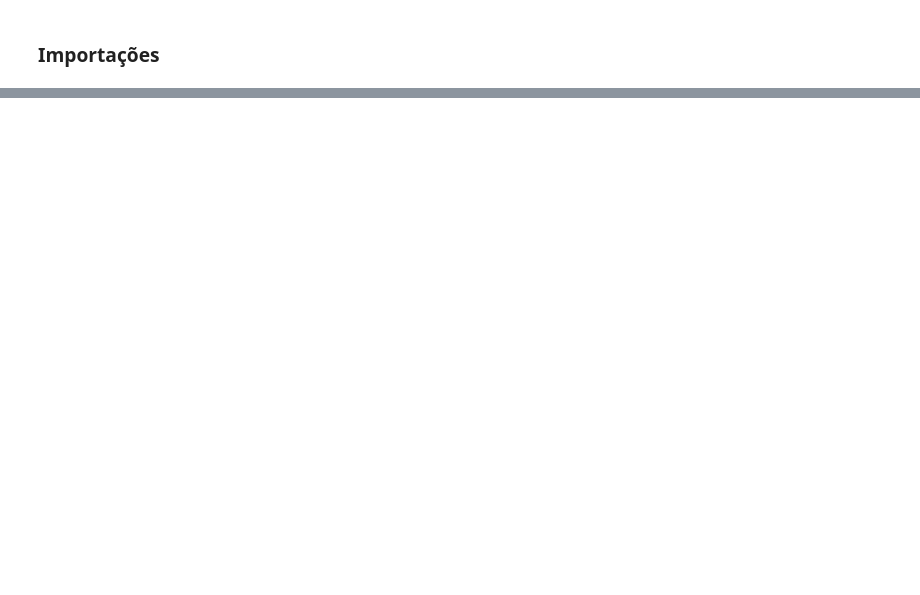
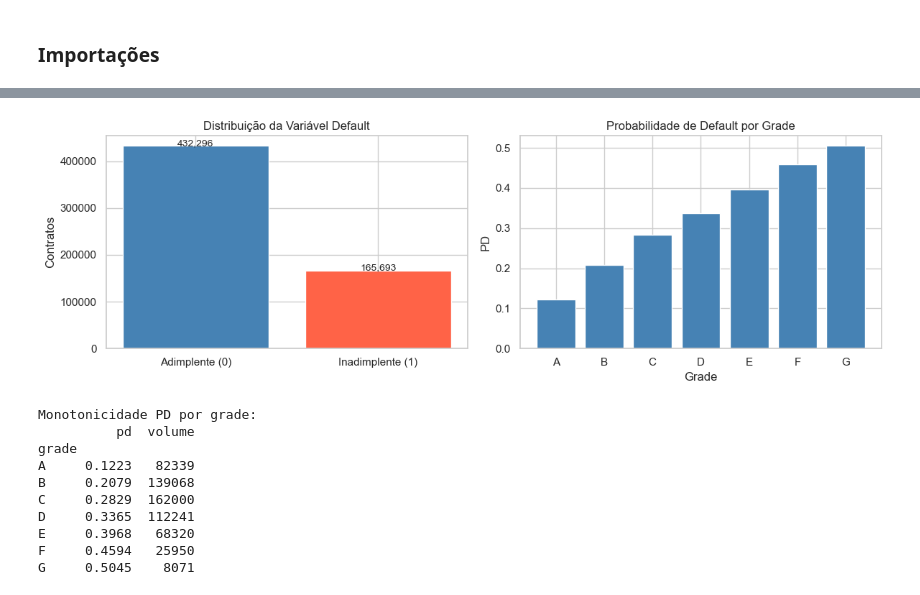
Before and after one commit to Leticia0587/credit-risk-monte-carlo, a Jupyter notebook: notebooks/01_eda.ipynb, the cells around one changed output, grey strips where cells are left out. Drawn from its saved outputs; the diff is of its cells as text; code cells hidden in the pictures; blank space fills up the shorter version.

```diff
--- a/notebooks/01_eda.ipynb
+++ b/notebooks/01_eda.ipynb
@@ -476,0 +143,4 @@ Nas próximas etapas do projeto será construída uma **estrutura de modelagem d
+# %%
+# Remover duplicatas após investigação
+df = df_raw.drop_duplicates().reset_index(drop=True)
+print(f'Shape após remoção de duplicatas: {df.shape}')
@@ -476,0 +173,5 @@ Nas próximas etapas do projeto será construída uma **estrutura de modelagem d
+# %%
+MATURE_STATUSES = ['Fully Paid', 'Charged Off', 'Default']
+
+df = df[df['loan_status'].isin(MATURE_STATUSES)].copy()
+print(f'Shape após filtro de contratos maduros: {df.shape}')
@@ -476,0 +236,40 @@ Nas próximas etapas do projeto será construída uma **estrutura de modelagem d
+# %%
+# --- 5.2 Distribuição da variável alvo ---
+fig, axes = plt.subplots(1, 2, figsize=(12, 4))
+
+counts = df['default'].value_counts()
+axes[0].bar(['Adimplente (0)', 'Inadimplente (1)'], counts.values,
+            color=['steelblue', 'tomato'])
+axes[0].set_title('Distribuição da Variável Default')
+axes[0].set_ylabel('Contratos')
+for i, v in enumerate(counts.values):
+    axes[0].text(i, v + 1000, f'{v:,}', ha='center', fontsize=10)
+
+# PD por grade
+pd_grade = (
+    df.groupby('grade', observed=True)
+    .agg(pd=('default', 'mean'), volume=('default', 'count'))
+    .sort_index()
+)
+axes[1].bar(pd_grade.index, pd_grade['pd'], color='steelblue')
+axes[1].set_title('Probabilidade de Default por Grade')
+axes[1].set_ylabel('PD')
+axes[1].set_xlabel('Grade')
+
+plt.tight_layout()
+plt.savefig('../images/target_distribution.png', dpi=150, bbox_inches='tight')
+plt.show()
+print('Monotonicidade PD por grade:')
+print(pd_grade)
+# %% [output]
+[figure, added]
+Monotonicidade PD por grade:
+          pd  volume
+grade
+A     0.1223   82339
+B     0.2079  139068
+C     0.2829  162000
+D     0.3365  112241
+E     0.3968   68320
+F     0.4594   25950
+G     0.5045    8071
```
Also changed, not shown: parts of 87 cells of this notebook, 11 other files.
